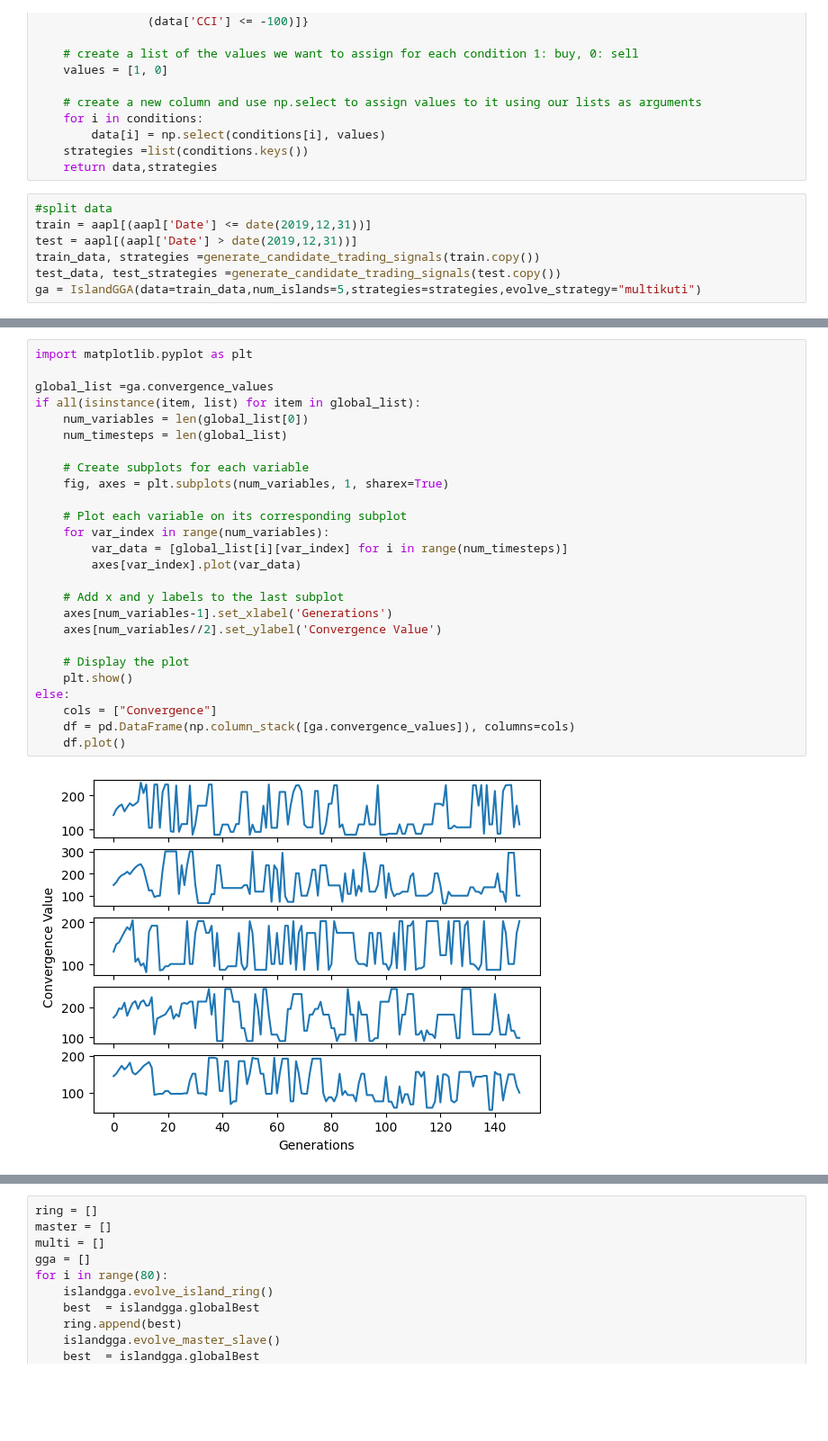
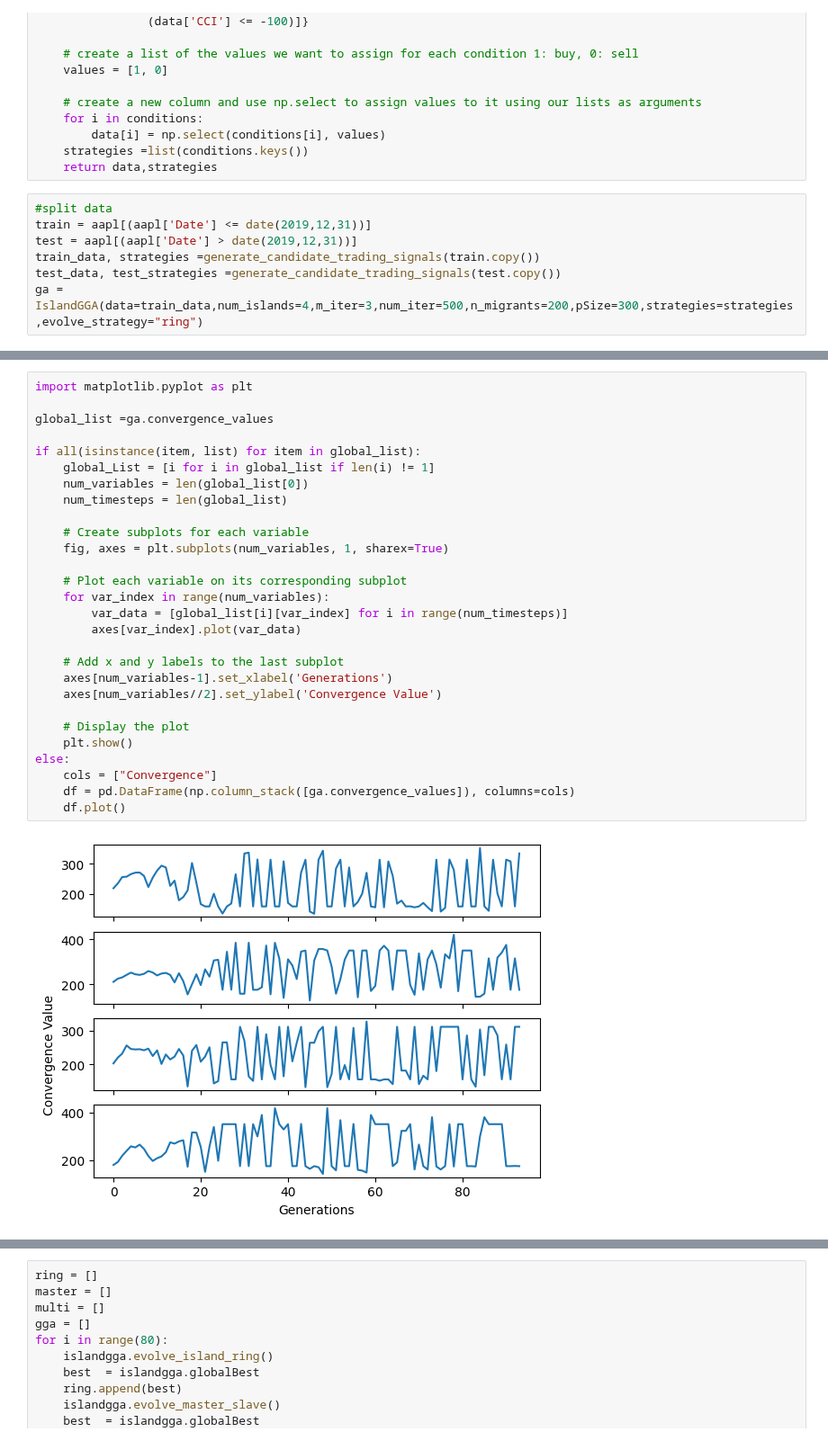
Before and after one commit to Chideme/island_genetic_algrorithm, a Jupyter notebook: island_gga.ipynb, the cells around one changed output, grey strips where cells are left out. Shown at 90% size. Cells and saved outputs as stored; diff of their text form; blank space fills up the shorter version.

```diff
--- a/island_gga.ipynb
+++ b/island_gga.ipynb
@@ -87,7 +87,7 @@ train = aapl[(aapl['Date'] <= date(2019,12,31))]
 test = aapl[(aapl['Date'] > date(2019,12,31))]
 train_data, strategies =generate_candidate_trading_signals(train.copy())
 test_data, test_strategies =generate_candidate_trading_signals(test.copy())
-ga = IslandGGA(data=train_data,num_islands=5,strategies=strategies,evolve_strategy="multikuti")
+ga = IslandGGA(data=train_data,num_islands=4,m_iter=3,num_iter=500,n_migrants=200,pSize=300,strategies=strategies,evolve_strategy="ring")
 # %%
 ga.evolve()
 # %% [output]
@@ -111,31 +112,33 @@ Island 4 - Generation 125: Best fitness = 72.84852316701495
 # %%
 import matplotlib.pyplot as plt
 
 global_list =ga.convergence_values
+
 if all(isinstance(item, list) for item in global_list):
+    global_List = [i for i in global_list if len(i) != 1]
     num_variables = len(global_list[0])
     num_timesteps = len(global_list)
 
     # Create subplots for each variable
     fig, axes = plt.subplots(num_variables, 1, sharex=True)
 
     # Plot each variable on its corresponding subplot
     for var_index in range(num_variables):
         var_data = [global_list[i][var_index] for i in range(num_timesteps)]
         axes[var_index].plot(var_data)
 
     # Add x and y labels to the last subplot
     axes[num_variables-1].set_xlabel('Generations')
     axes[num_variables//2].set_ylabel('Convergence Value')
 
     # Display the plot
     plt.show()
 else:
     cols = ["Convergence"]
     df = pd.DataFrame(np.column_stack([ga.convergence_values]), columns=cols)
     df.plot()
 # %% [output]
-[figure, old version]
+[figure, new version]
 # %%
 sl_part = [1,1,1,1]
 tp_part = [1,1,0,1,1,1,0,1]
```
Also changed, not shown: parts of 2 cells of this notebook, 1 other file.
